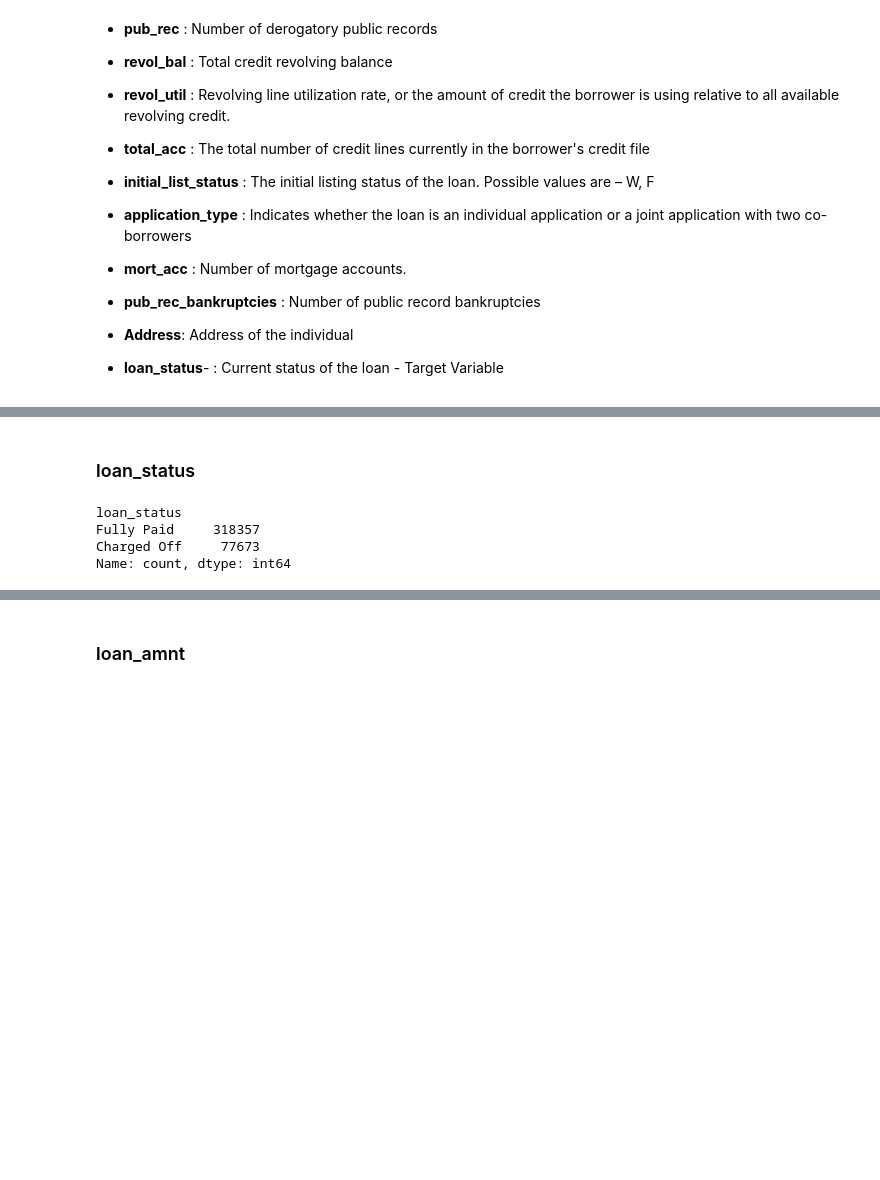
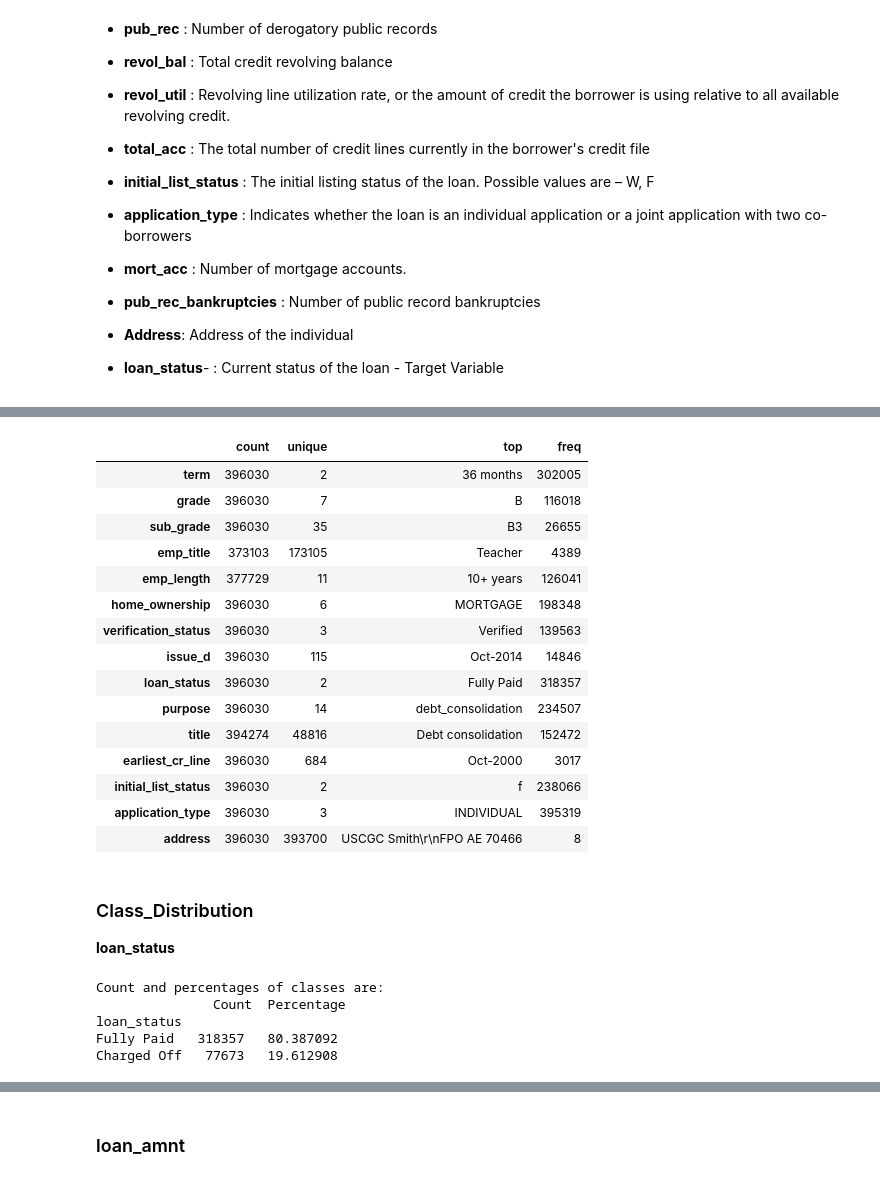
Before and after one commit to UpendraSinghRathore85/ML-Projects-Python, a Jupyter notebook: LogisticRegression/Business Case LoanTap Logistic Regression.ipynb, the cells around one changed output, grey strips where cells are left out. Cells and saved outputs as stored; diff of their text form; code cells hidden in the pictures; blank space fills up the shorter version.

```diff
--- a/LogisticRegression/Business Case LoanTap Logistic Regression.ipynb
+++ b/LogisticRegression/Business Case LoanTap Logistic Regression.ipynb
@@ -134,9 +170,39 @@ memory usage: 81.6+ MB
+# %%
+df.describe(include='object').T
+# %% [output]
+|  | count | unique | top | freq |
+| term | 396030 | 2 | 36 months | 302005 |
+| grade | 396030 | 7 | B | 116018 |
+| sub_grade | 396030 | 35 | B3 | 26655 |
+| emp_title | 373103 | 173105 | Teacher | 4389 |
+| emp_length | 377729 | 11 | 10+ years | 126041 |
+| home_ownership | 396030 | 6 | MORTGAGE | 198348 |
+| verification_status | 396030 | 3 | Verified | 139563 |
+| issue_d | 396030 | 115 | Oct-2014 | 14846 |
+| loan_status | 396030 | 2 | Fully Paid | 318357 |
+| purpose | 396030 | 14 | debt_consolidation | 234507 |
+| title | 394274 | 48816 | Debt consolidation | 152472 |
+| earliest_cr_line | 396030 | 684 | Oct-2000 | 3017 |
+| initial_list_status | 396030 | 2 | f | 238066 |
+| application_type | 396030 | 3 | INDIVIDUAL | 395319 |
+| address | 396030 | 393700 | USCGC Smith\r\nFPO AE 70466 | 8 |
 # %% [markdown]
-### loan_status
+### Class_Distribution
+
+**loan_status**
 # %%
-df['loan_status'].value_counts()
+class_counts = df['loan_status'].value_counts()
+class_percentages = df['loan_status'].value_counts(normalize=True) * 100
+# Combine counts and percentages into a DataFrame
+class_distribution = pd.DataFrame({
+    'Count': class_counts,
+    'Percentage': class_percentages
+})
+
+print(f'Count and percentages of classes are: \n {class_distribution}')
 # %% [output]
+Count and percentages of classes are:
+               Count  Percentage
 loan_status
-Fully Paid     318357
-Charged Off     77673
-Name: count, dtype: int64
+Fully Paid   318357   80.387092
+Charged Off   77673   19.612908
```
Also changed, not shown: parts of 18 cells of this notebook.
